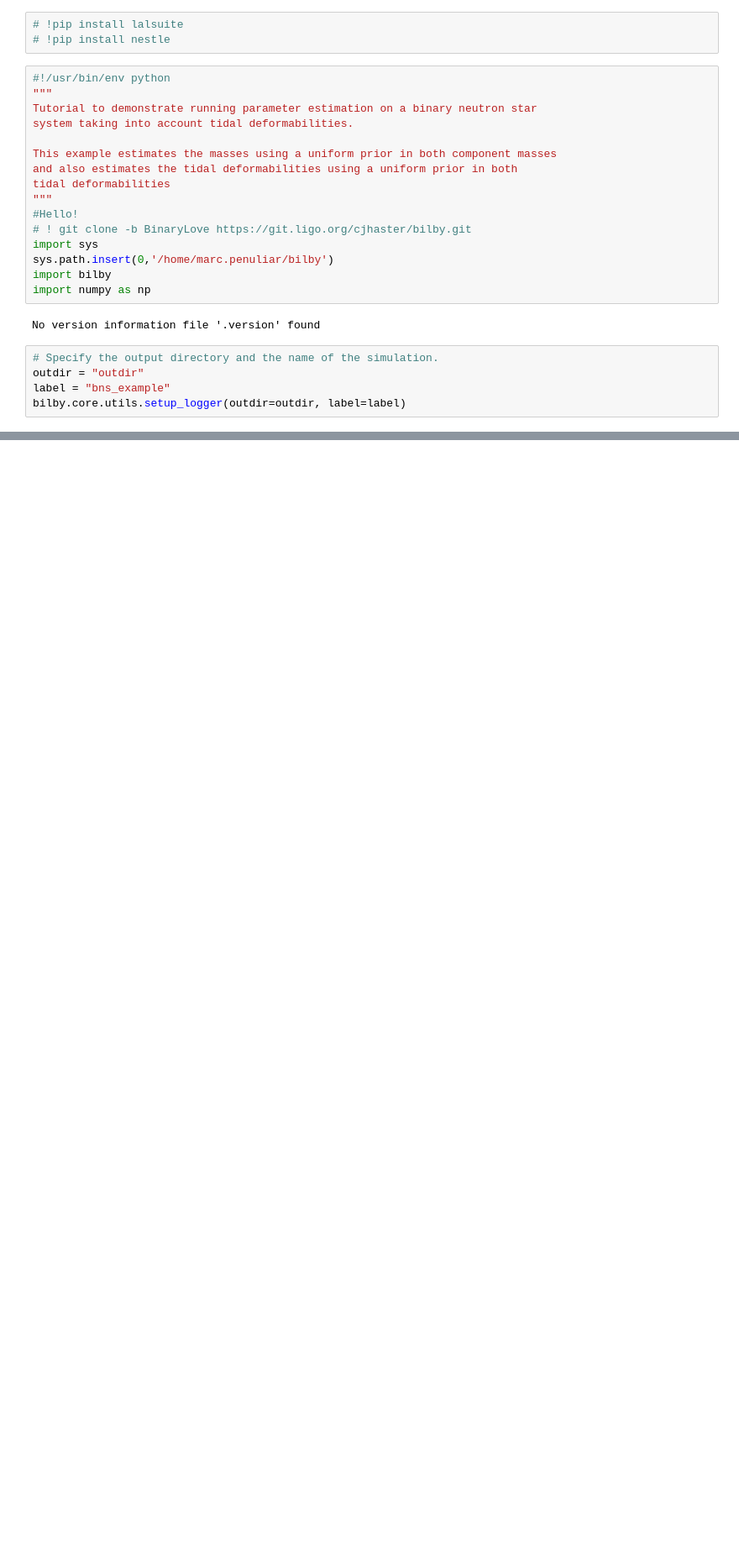
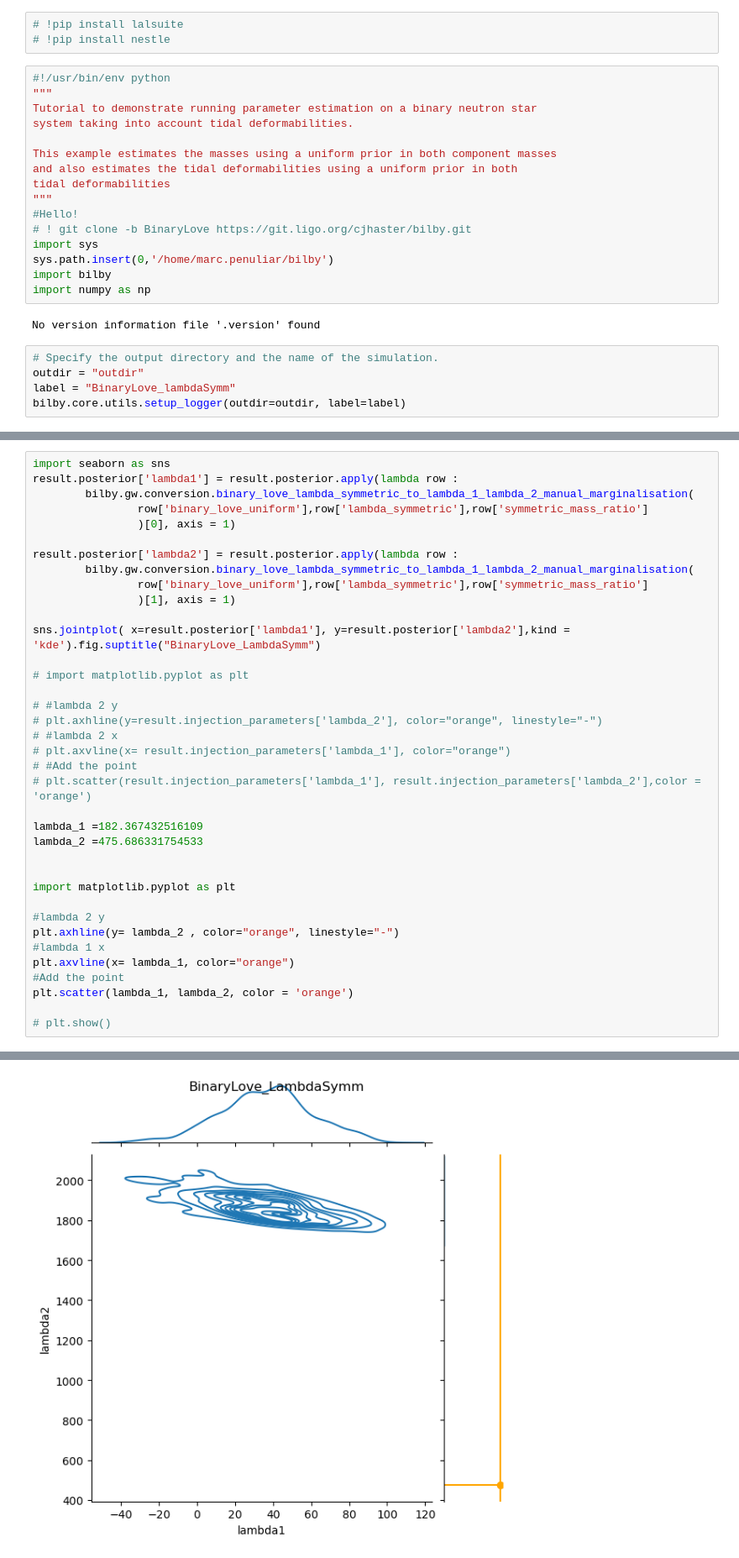
Before and after one commit to daniellmarc/Binary_Love, a Jupyter notebook: binary_love_Symm/Binary_love_Symm.ipynb, the cells around one changed output, grey strips where cells are left out. Shown at 84% size. Drawn from its saved outputs; the diff is of its cells as text; blank space fills up the shorter version.

Commit message:
injection edits

```diff
--- a/binary_love_Symm/Binary_love_Symm.ipynb
+++ b/binary_love_Symm/Binary_love_Symm.ipynb
@@ -22,7 +22,7 @@ No version information file '.version' found
 # %%
 # Specify the output directory and the name of the simulation.
 outdir = "outdir"
-label = "bns_example"
+label = "BinaryLove_lambdaSymm"
 bilby.core.utils.setup_logger(outdir=outdir, label=label)
 # %%
 # Set up a random seed for result reproducibility.  This is optional!
@@ -236,0 +225,38 @@ Text(0.5, 0.98, 'Bilby_Example_Code')
+# %%
+import seaborn as sns
+result.posterior['lambda1'] = result.posterior.apply(lambda row :
+        bilby.gw.conversion.binary_love_lambda_symmetric_to_lambda_1_lambda_2_manual_marginalisation(
+                row['binary_love_uniform'],row['lambda_symmetric'],row['symmetric_mass_ratio']
+                )[0], axis = 1)
+
+result.posterior['lambda2'] = result.posterior.apply(lambda row :
+        bilby.gw.conversion.binary_love_lambda_symmetric_to_lambda_1_lambda_2_manual_marginalisation(
+                row['binary_love_uniform'],row['lambda_symmetric'],row['symmetric_mass_ratio']
+                )[1], axis = 1)
+
+sns.jointplot( x=result.posterior['lambda1'], y=result.posterior['lambda2'],kind = 'kde').fig.suptitle("BinaryLove_LambdaSymm")
+
+# import matplotlib.pyplot as plt
+
+# #lambda 2 y
+# plt.axhline(y=result.injection_parameters['lambda_2'], color="orange", linestyle="-")
+# #lambda 2 x
+# plt.axvline(x= result.injection_parameters['lambda_1'], color="orange")
+# #Add the point
+# plt.scatter(result.injection_parameters['lambda_1'], result.injection_parameters['lambda_2'],color = 'orange')
+
+lambda_1 =182.367432516109
+lambda_2 =475.686331754533
+
+
+import matplotlib.pyplot as plt
+
+#lambda 2 y
+plt.axhline(y= lambda_2 , color="orange", linestyle="-")
+#lambda 1 x
+plt.axvline(x= lambda_1, color="orange")
+#Add the point
+plt.scatter(lambda_1, lambda_2, color = 'orange')
+
+# plt.show()
+# %% [output]
@@ -236,0 +264 @@ Text(0.5, 0.98, 'Bilby_Example_Code')
+[figure, added]
```
Also changed, not shown: parts of 14 cells of this notebook.
